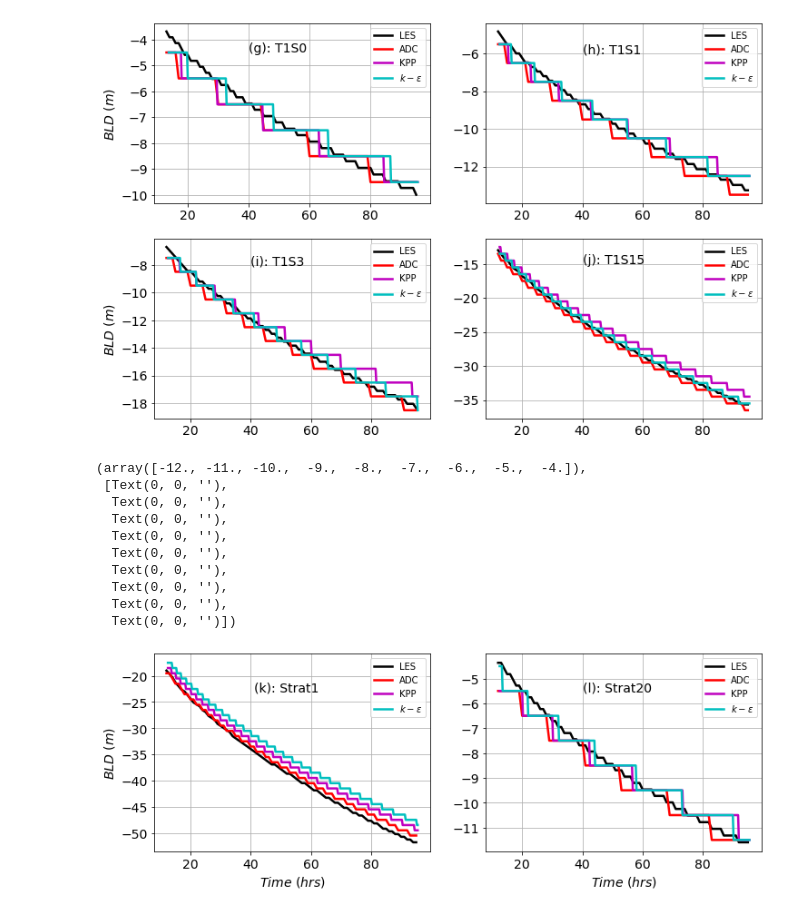
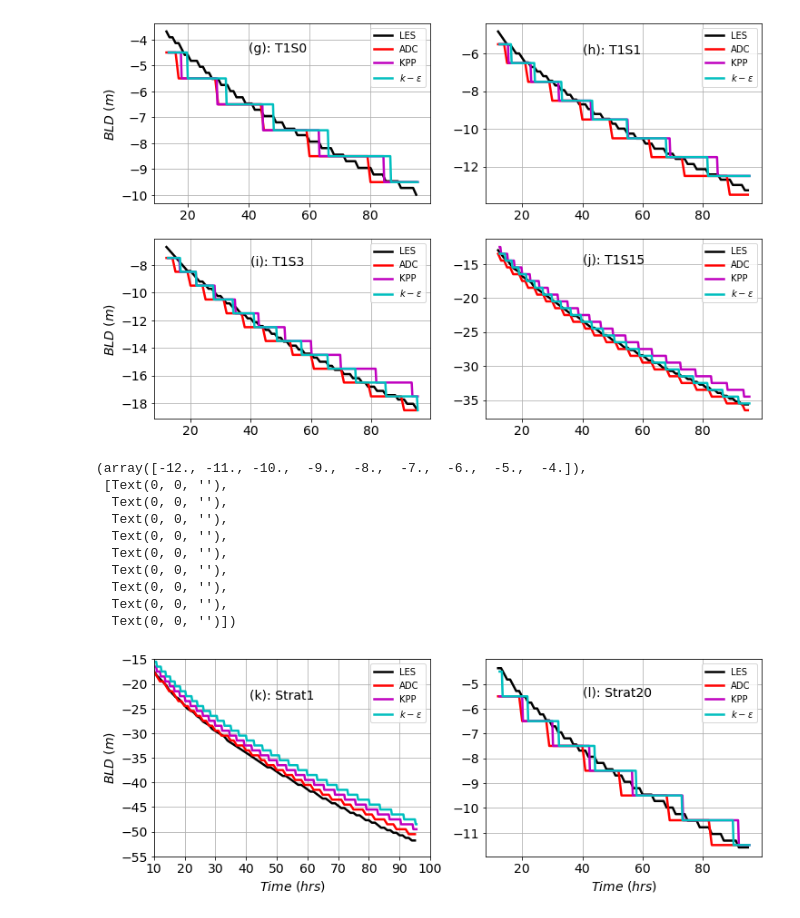
Before and after one commit to ChanJeunlam/cvmix_analysis_1, a Jupyter notebook: BLD_Cooling_eva_t1s.ipynb, the cells around one changed output. Cells and saved outputs as stored; diff of their text form; code cells hidden in the pictures.

```diff
--- a/BLD_Cooling_eva_t1s.ipynb
+++ b/BLD_Cooling_eva_t1s.ipynb
@@ -851,10 +929,16 @@ fig= plt.figure(figsize=(12,4))
 
 plt.subplot(121)
 
-plt.plot(time_strat1_les[12:],bld_strat1_les[12:],'k',linewidth=2.5)
-plt.plot(time_strat1_1m_adc[12:],bld_strat1_1m_adc[12:],'r',linewidth=2.5)
-plt.plot(time_strat1_1m_kpp[50:]*900/3600,bld_strat1_1m_kpp[50:],'m',linewidth=2.5)
-plt.plot(time_strat1_1m_ke[50:]*900/3600,bld_strat1_1m_ke[50:],'c',linewidth=2.5)
+# plt.plot(time_strat1_les[12:],bld_strat1_les[12:],'k',linewidth=2.5)
+# plt.plot(time_strat1_1m_adc[12:],bld_strat1_1m_adc[12:],'r',linewidth=2.5)
+# plt.plot(time_strat1_1m_kpp[50:]*900/3600,bld_strat1_1m_kpp[50:],'m',linewidth=2.5)
+# plt.plot(time_strat1_1m_ke[50:]*900/3600,bld_strat1_1m_ke[50:],'c',linewidth=2.5)
+
+
+plt.plot(time_c1_les_2,bld_strat1_les,'k',linewidth=2.5)
+plt.plot(time_c1_1m_adc_2,bld_strat1_1m_adc,'r',linewidth=2.5)
+plt.plot(time_c1_1m_kpp_2,bld_strat1_1m_kpp,'m',linewidth=2.5)
+plt.plot(time_c1_1m_ke_2,bld_strat1_1m_ke,'c',linewidth=2.5)
 
 plt.xlabel('$Time$ $(hrs)$',fontsize=14)
 plt.ylabel('$BLD$ $(m)$',fontsize=14)
@@ -862,36 +946,36 @@ plt.grid()
 plt.legend(["LES","ADC","KPP","$k-\epsilon$"])
 plt.text(41,-23,"(k): Strat1", fontsize=14)
 plt.xticks(fontsize=14)
 plt.yticks(fontsize=14)
-
-
+plt.xlim(10,100)
+plt.ylim(-55,-15)
 
 plt.subplot(122)
 
 plt.plot(time_strat20_les[12:],bld_strat20_les[12:],'k',linewidth=2.5)
 plt.plot(time_strat20_1m_adc[12:],bld_strat20_1m_adc[12:],'r',linewidth=2.5)
 plt.plot(time_strat20_1m_kpp[50:]*900/3600,bld_strat20_1m_kpp[50:],'m',linewidth=2.5)
 plt.plot(time_strat20_1m_ke[50:]*900/3600,bld_strat20_1m_ke[50:],'c',linewidth=2.5)
 
 plt.xlabel('$Time$ $(hrs)$',fontsize=14)
 #plt.ylabel('$BLD$ $(m)$  $@ max(N^2)$',fontsize=14)
 plt.grid()
 plt.legend(["LES","ADC","KPP","$k-\epsilon$"])
 plt.text(40,-5.5,"(l): Strat20", fontsize=14)
 plt.xticks(fontsize=14)
 plt.yticks(fontsize=14)
 # %% [output]
 (array([-12., -11., -10.,  -9.,  -8.,  -7.,  -6.,  -5.,  -4.]),
  [Text(0, 0, ''),
   Text(0, 0, ''),
   Text(0, 0, ''),
   Text(0, 0, ''),
   Text(0, 0, ''),
   Text(0, 0, ''),
   Text(0, 0, ''),
   Text(0, 0, ''),
   Text(0, 0, '')])
-[figure, old version]
+[figure, new version]
 # %%
 ### all in one
 fig= plt.figure(figsize=(15,48))
```
Also changed, not shown: parts of 5 cells of this notebook, 10 other files.
